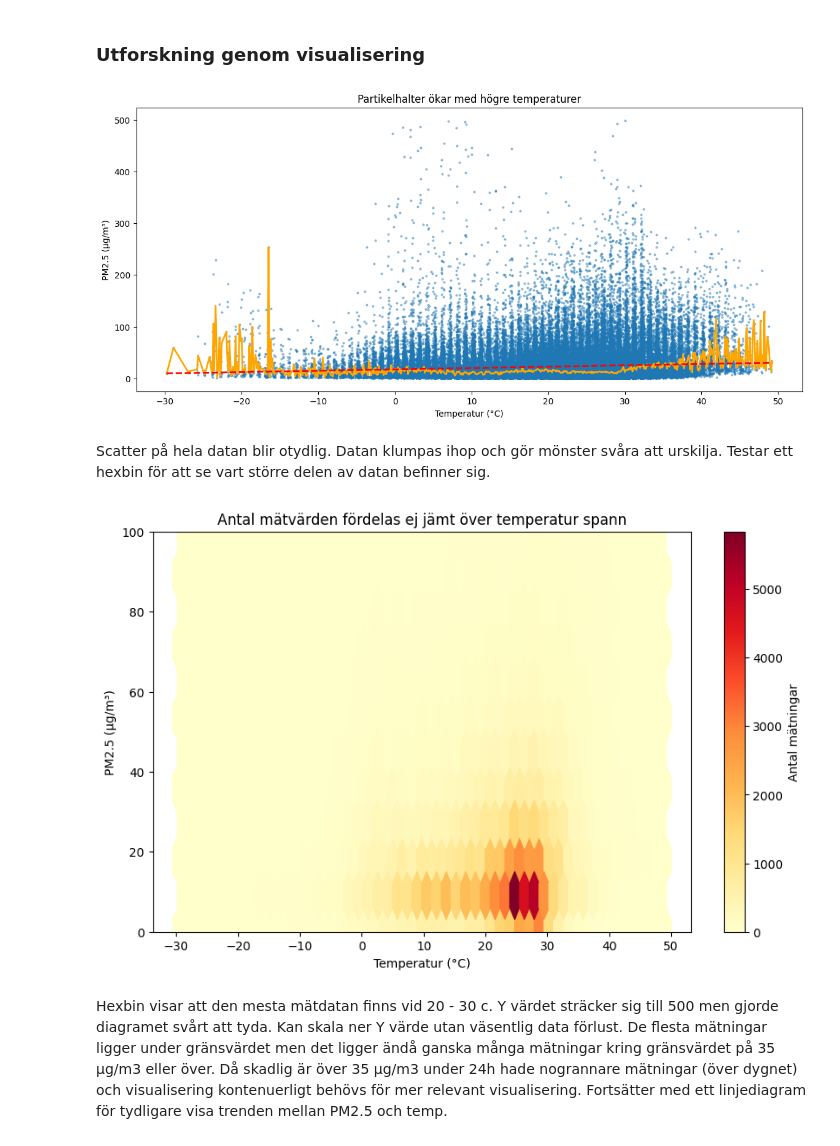
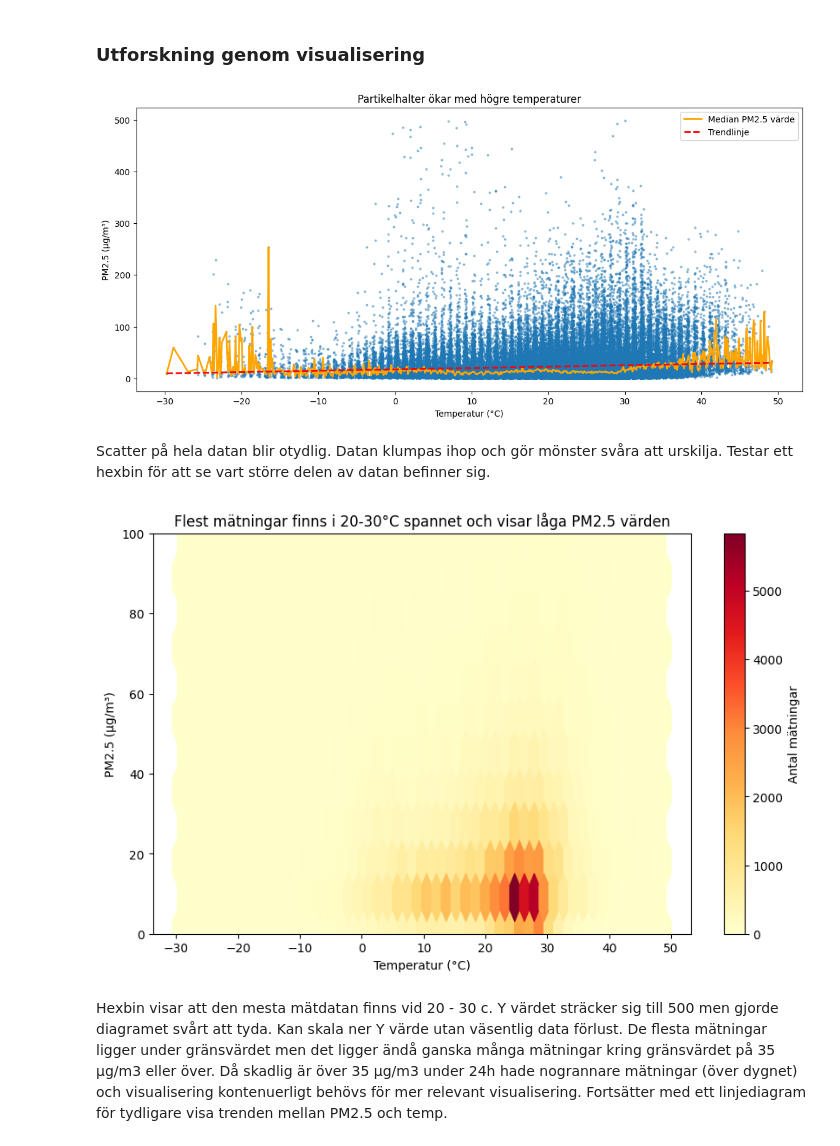
Before and after one commit to NonSentientExistence/Ai_KK_1, a Jupyter notebook: notebook.ipynb, the cells around one changed output. Drawn from its saved outputs; the diff is of its cells as text; code cells hidden in the pictures.

```diff
--- a/notebook.ipynb
+++ b/notebook.ipynb
@@ -217,40 +217,41 @@ median_pm25 = df_clean.groupby("temperature_celsius")["air_quality_PM2.5"].media
 
 fig, ax = plt.subplots(figsize=(14, 6))
 ax.set_title("Partikelhalter ökar med högre temperaturer")
 ax.set_xlabel("Temperatur (°C)")
 ax.set_ylabel("PM2.5 (µg/m³)")
 
 ax.scatter(
     df_clean["temperature_celsius"],
     df_clean["air_quality_PM2.5"],
     alpha=0.4,
     s=4
 )
 
 # Linjediagram
 ax.plot(
     median_pm25.index,
     median_pm25.values,
     color="orange",
     linewidth=2,
     label="Median PM2.5 värde"
 )
 
 # trendlinje
 z = np.polyfit(df_clean["temperature_celsius"], df_clean["air_quality_PM2.5"], 1)
 p = np.poly1d(z)
 x_trend = np.linspace(df_clean["temperature_celsius"].min(), df_clean["temperature_celsius"].max(), 100)
 ax.plot(x_trend, p(x_trend), color="red", linewidth=2, linestyle="--", label="Trendlinje")
 
+ax.legend()
 plt.show()
 # %% [output]
-[figure, old version]
+[figure, new version]
 # %% [markdown]
 Scatter på hela datan blir otydlig. Datan klumpas ihop och gör mönster svåra att urskilja. Testar ett hexbin för att se vart större delen av datan befinner sig.
 # %%
 fig, ax = plt.subplots(figsize=(10, 6))
 
-ax.set_title("Antal mätvärden fördelas ej jämt över temperatur spann")
+ax.set_title("Flest mätningar finns i 20-30°C spannet och visar låga PM2.5 värden")
 ax.set_xlabel("Temperatur (°C)")
 ax.set_ylabel("PM2.5 (µg/m³)")
 ax.set_ylim(0, 100)
@@ -266,7 +267,7 @@ ax.hexbin(
 plt.colorbar(ax.collections[0], ax=ax, label="Antal mätningar")
 plt.show()
 # %% [output]
-[figure, old version]
+[figure, new version]
 # %% [markdown]
 Hexbin visar att den mesta mätdatan finns vid 20 - 30 c. Y värdet sträcker sig till 500 men gjorde diagramet svårt att tyda. Kan skala ner Y värde utan väsentlig data förlust. De flesta mätningar ligger under gränsvärdet men det ligger ändå ganska många mätningar kring gränsvärdet på 35 μg/m3 eller över. Då skadlig är över 35 μg/m3 under 24h hade nogrannare mätningar (över dygnet) och visualisering kontenuerligt behövs för mer relevant visualisering. Fortsätter med ett linjediagram för tydligare visa trenden mellan PM2.5 och temp.
 # %%
```
Also changed, not shown: parts of 2 cells of this notebook.
